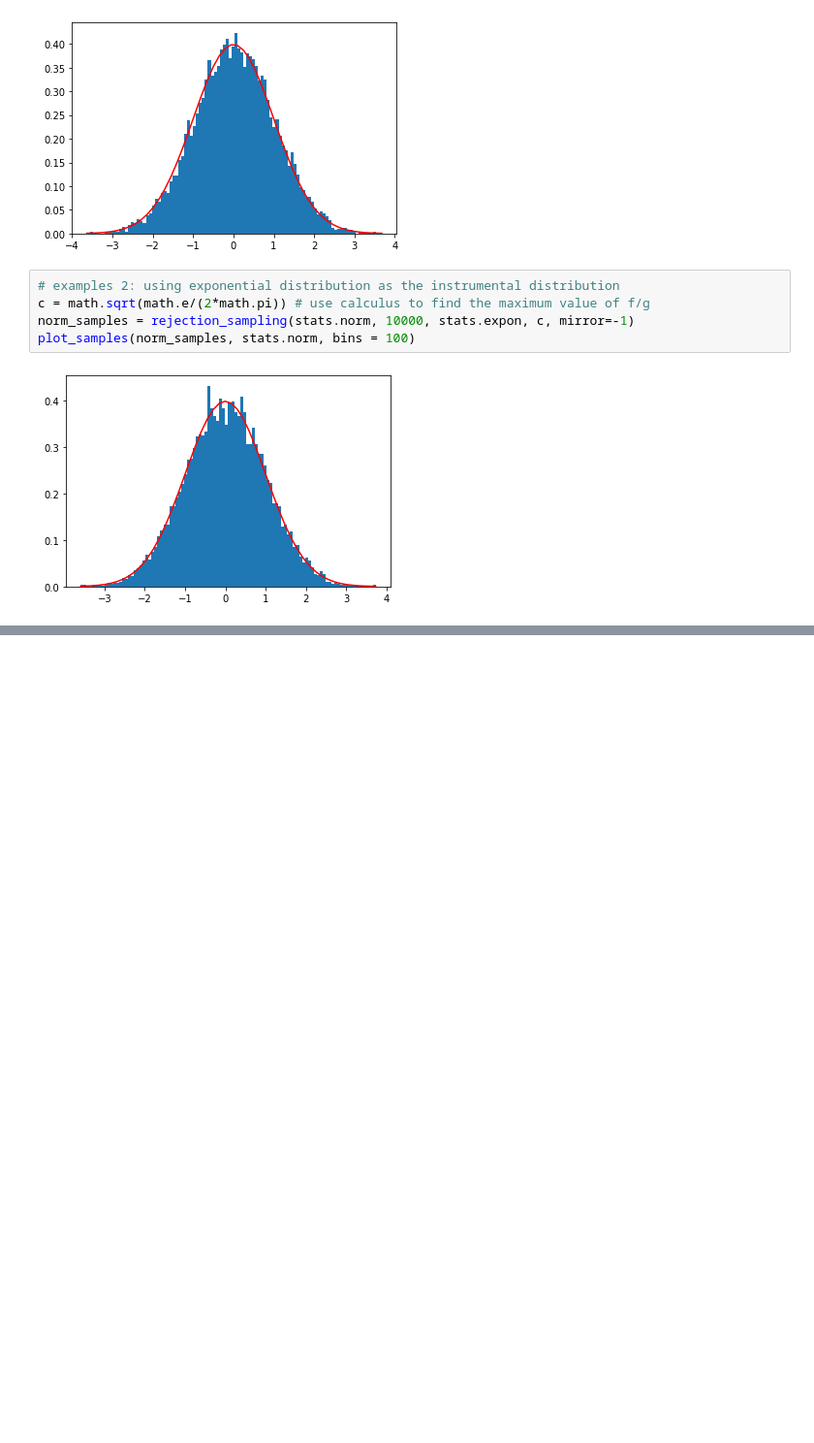
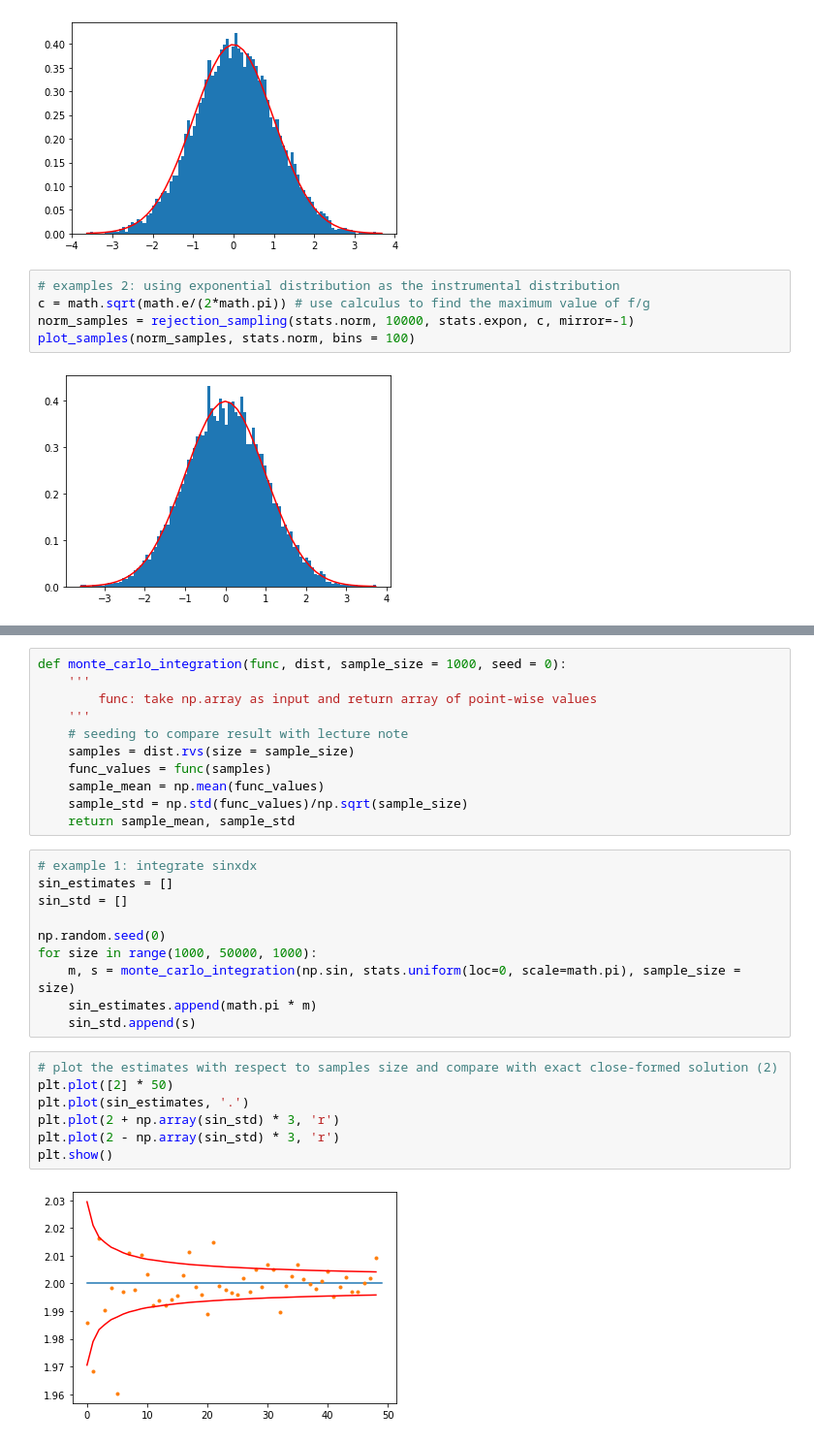
Before and after one commit to kyle-nguyennn/computational-finance, a Jupyter notebook: python/Simulation_and_Monte_Carlo_examples.ipynb, the cells around one changed output, grey strips where cells are left out. Shown: that part at 97% size. Saved outputs shown, nothing was run; the diff lists cells and outputs as text; blank space fills up the shorter version.

Commit message:
Monte Carlo integration 2 examples

```diff
--- a/python/Simulation_and_Monte_Carlo_examples.ipynb
+++ b/python/Simulation_and_Monte_Carlo_examples.ipynb
@@ -125,0 +126,30 @@ Examples
+# %%
+def monte_carlo_integration(func, dist, sample_size = 1000, seed = 0):
+    '''
+        func: take np.array as input and return array of point-wise values
+    '''
+    # seeding to compare result with lecture note
+    samples = dist.rvs(size = sample_size)
+    func_values = func(samples)
+    sample_mean = np.mean(func_values)
+    sample_std = np.std(func_values)/np.sqrt(sample_size)
+    return sample_mean, sample_std
+# %%
+# example 1: integrate sinxdx
+sin_estimates = []
+sin_std = []
+
+np.random.seed(0)
+for size in range(1000, 50000, 1000):
+    m, s = monte_carlo_integration(np.sin, stats.uniform(loc=0, scale=math.pi), sample_size = size)
+    sin_estimates.append(math.pi * m)
+    sin_std.append(s)
+# %%
+# plot the estimates with respect to samples size and compare with exact close-formed solution (2)
+plt.plot([2] * 50)
+plt.plot(sin_estimates, '.')
+plt.plot(2 + np.array(sin_std) * 3, 'r')
+plt.plot(2 - np.array(sin_std) * 3, 'r')
+plt.show()
+# %% [output]
+[figure, added]
```
Also changed, not shown: parts of 4 cells of this notebook.
